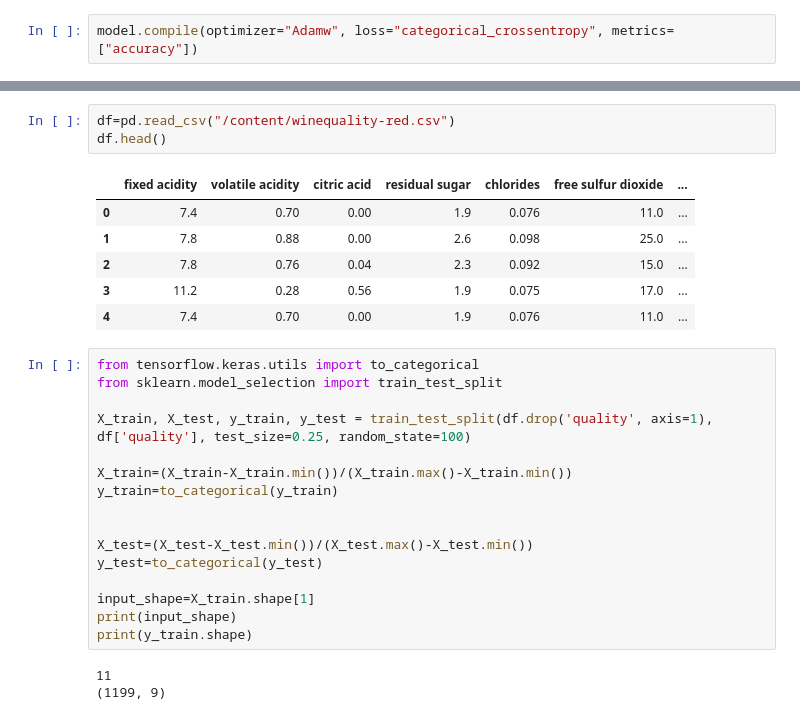
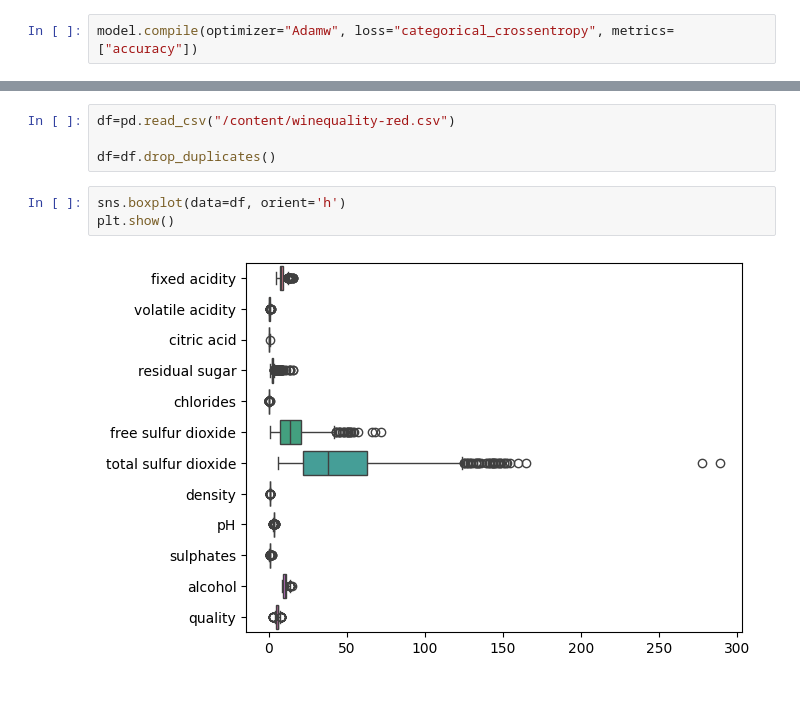
Before and after one commit to swayam279/AppStoneLab-AI-Intern, a Jupyter notebook: TensorFlow/Tensorflow.ipynb, the cells around one changed output, grey strips where cells are left out. Cells and saved outputs as stored; diff of their text form; blank space fills up the shorter version.

```diff
--- a/TensorFlow/Tensorflow.ipynb
+++ b/TensorFlow/Tensorflow.ipynb
@@ -652,29 +638,9 @@ model.evaluate(x_test, y_test)
 # %%
 df=pd.read_csv("/content/winequality-red.csv")
-df.head()
+
+df=df.drop_duplicates()
-# %% [output]
-|  | fixed acidity | volatile acidity | citric acid | residual sugar | chlorides | free sulfur dioxide | ... |
-| 0 | 7.4 | 0.70 | 0.00 | 1.9 | 0.076 | 11.0 | ... |
-| 1 | 7.8 | 0.88 | 0.00 | 2.6 | 0.098 | 25.0 | ... |
-| 2 | 7.8 | 0.76 | 0.04 | 2.3 | 0.092 | 15.0 | ... |
-| 3 | 11.2 | 0.28 | 0.56 | 1.9 | 0.075 | 17.0 | ... |
-| 4 | 7.4 | 0.70 | 0.00 | 1.9 | 0.076 | 11.0 | ... |
-# %%
-from tensorflow.keras.utils import to_categorical
-from sklearn.model_selection import train_test_split
-
-X_train, X_test, y_train, y_test = train_test_split(df.drop('quality', axis=1), df['quality'], test_size=0.25, random_state=100)
-
-X_train=(X_train-X_train.min())/(X_train.max()-X_train.min())
-y_train=to_categorical(y_train)
-
-
-X_test=(X_test-X_test.min())/(X_test.max()-X_test.min())
-y_test=to_categorical(y_test)
-
-input_shape=X_train.shape[1]
-print(input_shape)
-print(y_train.shape)
-# %% [output]
-11
-(1199, 9)
+# %%
+sns.boxplot(data=df, orient='h')
+plt.show()
+# %% [output]
+[figure, added]
```
Also changed, not shown: parts of 16 cells of this notebook, 1 other file.
